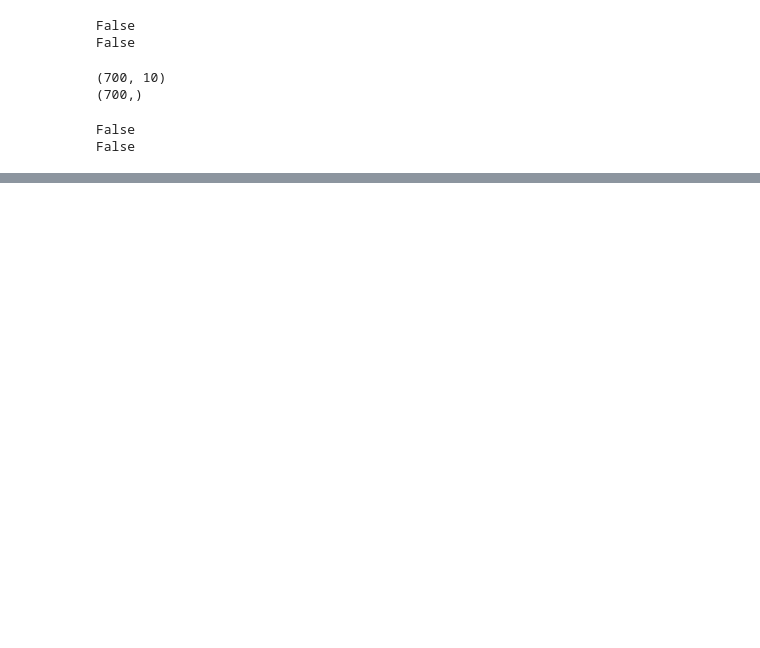
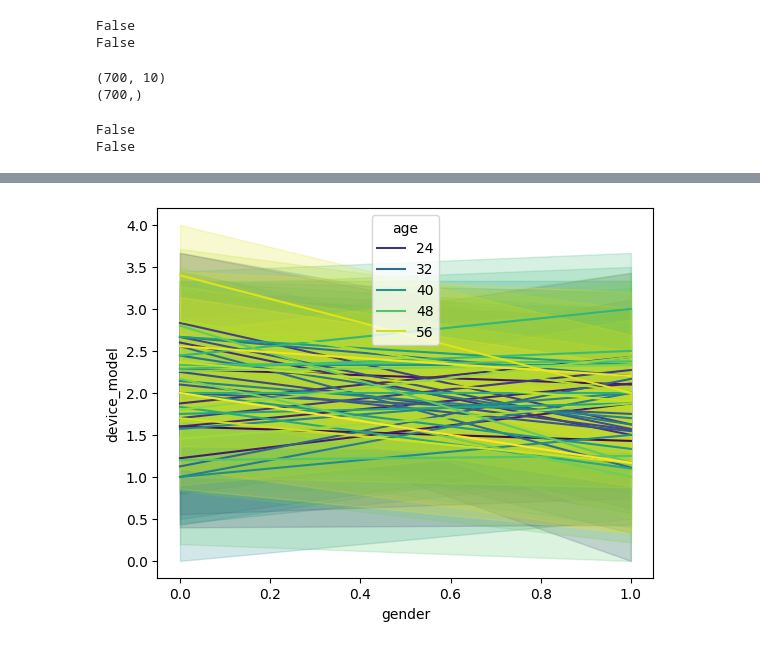
Before and after one commit to Saipranith05/Mobile_Prediction, a Jupyter notebook: app.ipynb, the cells around one changed output, grey strips where cells are left out. Cells and saved outputs as stored; diff of their text form; code cells hidden in the pictures; blank space fills up the shorter version.

```diff
--- a/app.ipynb
+++ b/app.ipynb
@@ -302,0 +314,11 @@ np.float64(0.5)
+# %%
+import seaborn as sns
+import matplotlib.pyplot as plt
+
+# Create a line plot with color mapping for the "age" column
+sns.lineplot(x="gender", y="device_model", hue="age", data=df, palette='viridis')
+
+# Display the plot
+plt.show()
+# %% [output]
+[figure, added]
```
Also changed, not shown: parts of 9 cells of this notebook, 1 other file.
